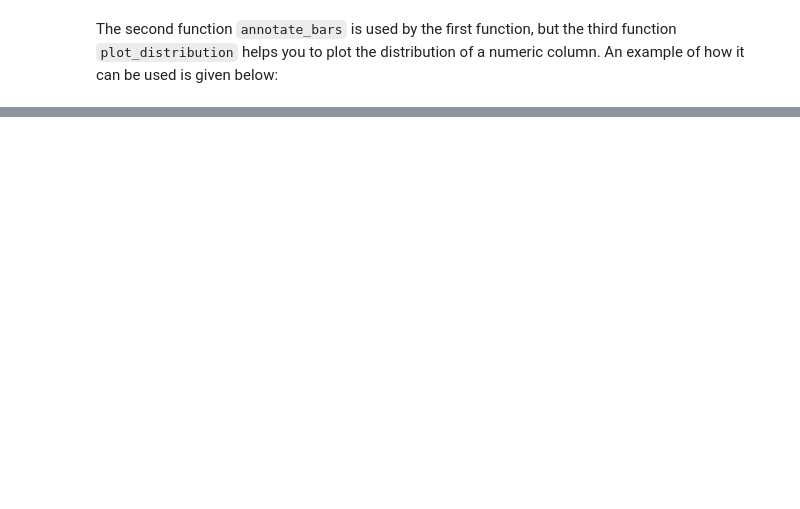
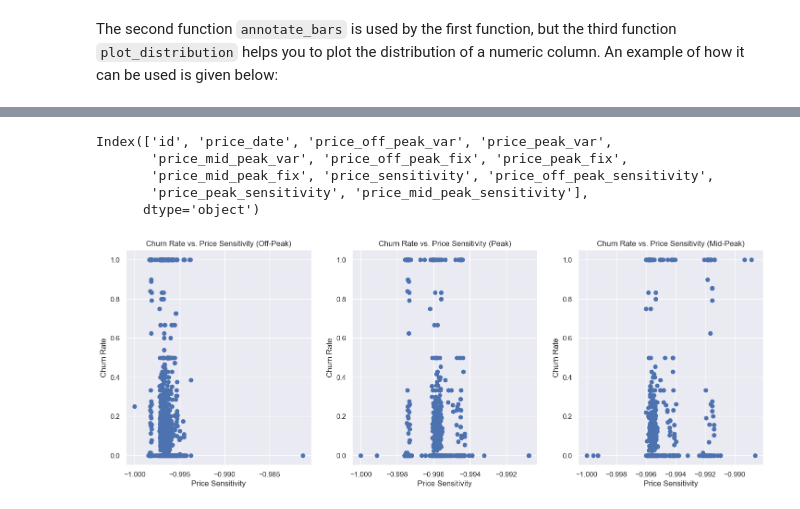
Before and after one commit to sabirinID/BCG-Data-Science-Virtual-Internship, a Jupyter notebook: Files/2-Exploratory-Data-Analysis/eda_starter.ipynb, the cells around one changed output, grey strips where cells are left out. Drawn from its saved outputs; the diff is of its cells as text; code cells hidden in the pictures; blank space fills up the shorter version.

```diff
--- a/Files/2-Exploratory-Data-Analysis/eda_starter.ipynb
+++ b/Files/2-Exploratory-Data-Analysis/eda_starter.ipynb
@@ -201,0 +238,45 @@ plot_distribution(consumption, 'cons_12m', axs)
+# %%
+price_df.columns
+# %% [output]
+Index(['id', 'price_date', 'price_off_peak_var', 'price_peak_var',
+       'price_mid_peak_var', 'price_off_peak_fix', 'price_peak_fix',
+       'price_mid_peak_fix', 'price_sensitivity', 'price_off_peak_sensitivity',
+       'price_peak_sensitivity', 'price_mid_peak_sensitivity'],
+      dtype='object')
+# %%
+# Calculate price sensitivity (e.g., percentage change in pricing)
+price_df['price_off_peak_sensitivity'] = (price_df['price_off_peak_var'] - price_df['price_off_peak_fix']) / price_df['price_off_peak_fix']
+price_df['price_peak_sensitivity'] = (price_df['price_peak_var'] - price_df['price_peak_fix']) / price_df['price_peak_fix']
+price_df['price_mid_peak_sensitivity'] = (price_df['price_mid_peak_var'] - price_df['price_mid_peak_fix']) / price_df['price_mid_peak_fix']
+
+# Merge customer and pricing data
+merged_data = client_df.merge(price_df, on='id', how='inner')
+
+# Calculate churn rates for different price sensitivity levels
+off_peak_sensitivity_churn = merged_data.groupby('price_off_peak_sensitivity')['churn'].mean()
+peak_sensitivity_churn = merged_data.groupby('price_peak_sensitivity')['churn'].mean()
+mid_peak_sensitivity_churn = merged_data.groupby('price_mid_peak_sensitivity')['churn'].mean()
+
+# Create subplots
+fig, axes = plt.subplots(1, 3, figsize=(15, 6))
+
+# Plot churn rates for different price sensitivity levels
+axes[0].scatter(off_peak_sensitivity_churn.index, off_peak_sensitivity_churn.values)
+axes[0].set_title('Churn Rate vs. Price Sensitivity (Off-Peak)')
+axes[0].set_xlabel('Price Sensitivity')
+axes[0].set_ylabel('Churn Rate')
+
+axes[1].scatter(peak_sensitivity_churn.index, peak_sensitivity_churn.values)
+axes[1].set_title('Churn Rate vs. Price Sensitivity (Peak)')
+axes[1].set_xlabel('Price Sensitivity')
+axes[1].set_ylabel('Churn Rate')
+
+axes[2].scatter(mid_peak_sensitivity_churn.index, mid_peak_sensitivity_churn.values)
+axes[2].set_title('Churn Rate vs. Price Sensitivity (Mid-Peak)')
+axes[2].set_xlabel('Price Sensitivity')
+axes[2].set_ylabel('Churn Rate')
+
+plt.tight_layout(pad=2)
+plt.show()
+# %% [output]
+[figure, added]
```
Also changed, not shown: parts of 5 cells of this notebook.
